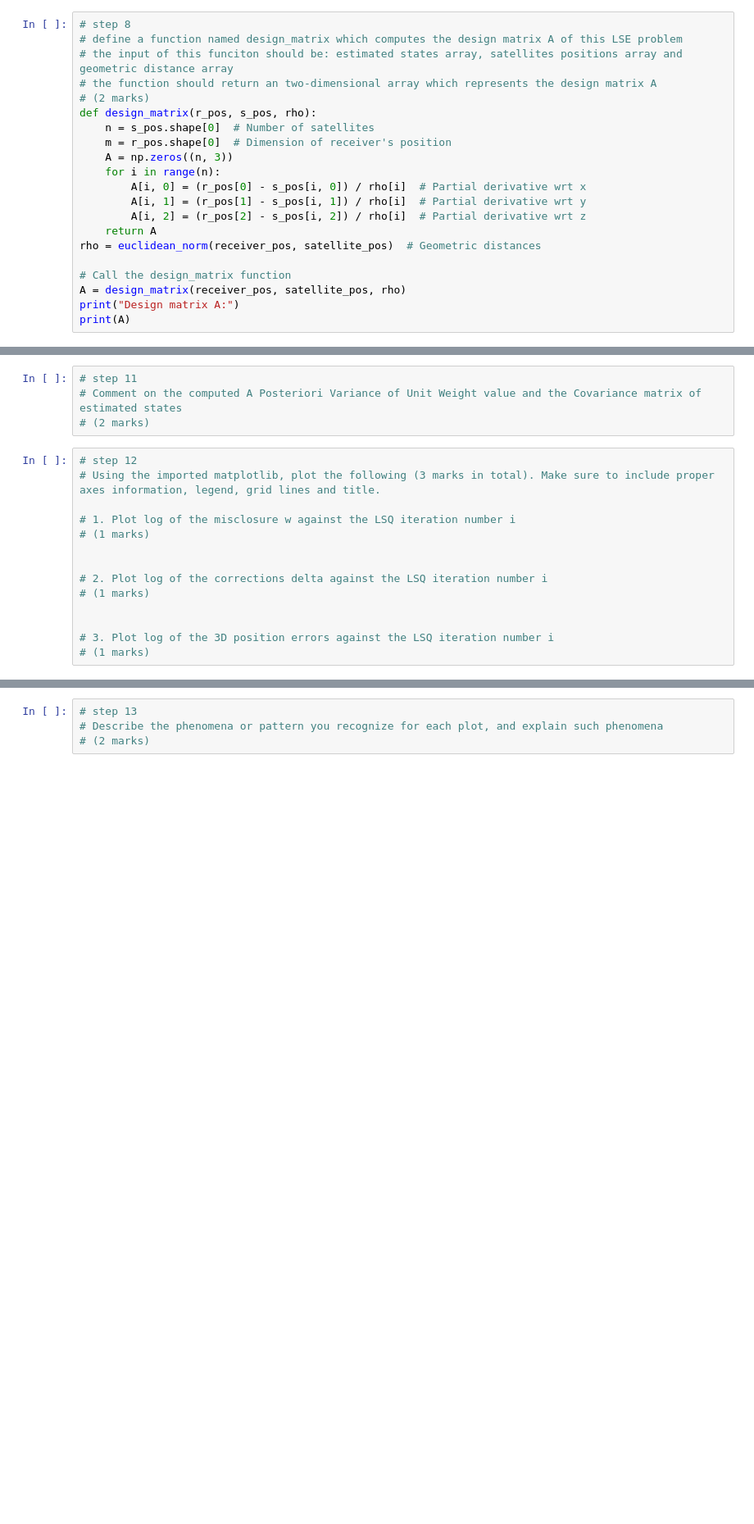
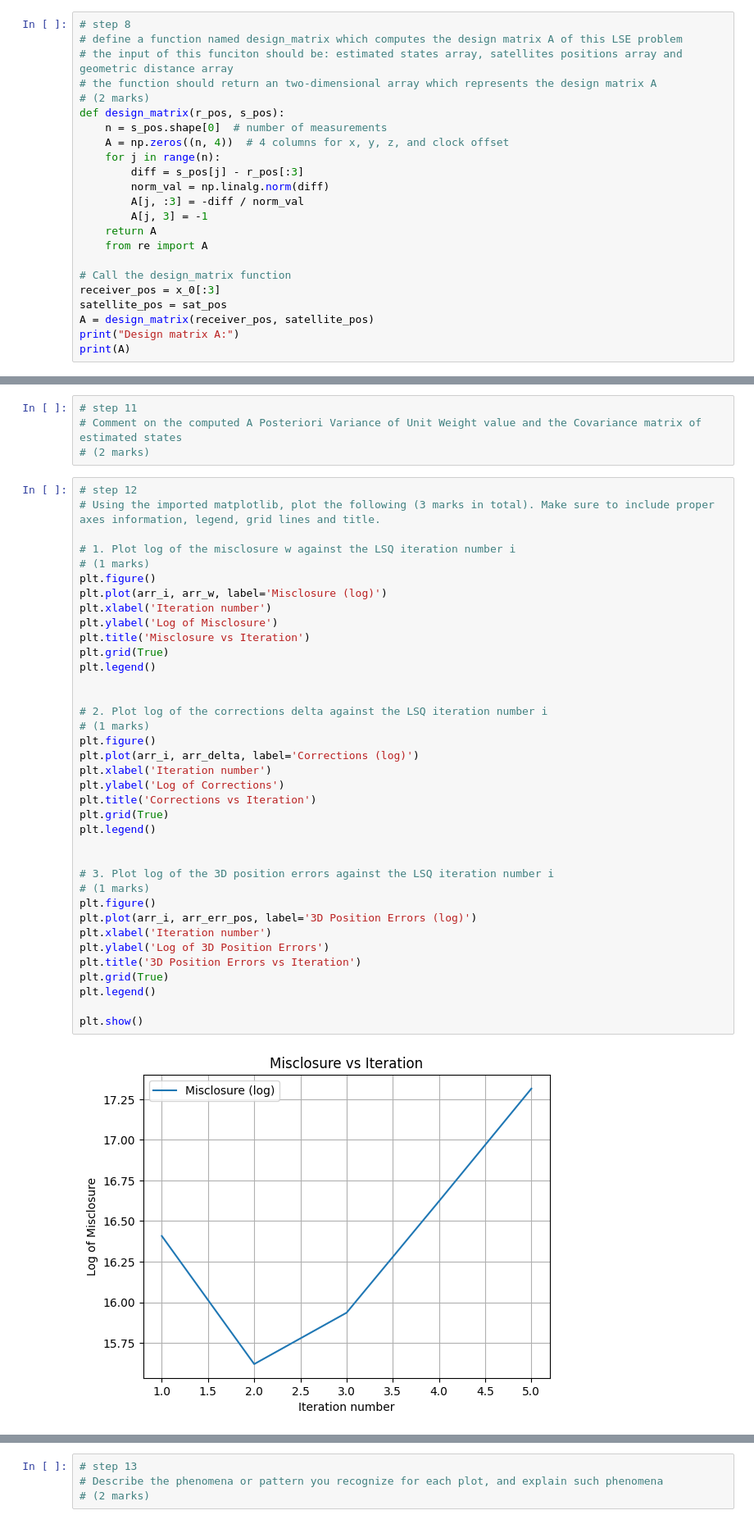
Before and after one commit to SaharYousefi92/engg680_2024_fall, a Jupyter notebook: Lab_Assignment2/Non-linear Least Square Estimation Problem.ipynb, the cells around one changed output, grey strips where cells are left out. Shown: that part at 82% size. Cells and saved outputs as stored; diff of their text form; blank space fills up the shorter version.

```diff
--- a/Lab_Assignment2/Non-linear Least Square Estimation Problem.ipynb
+++ b/Lab_Assignment2/Non-linear Least Square Estimation Problem.ipynb
@@ -406,19 +407,21 @@ Distances from receiver to satellites: [6359008.89318555 6358261.5362094 ]
 # the input of this funciton should be: estimated states array, satellites positions array and geometric distance array
 # the function should return an two-dimensional array which represents the design matrix A
 # (2 marks)
-def design_matrix(r_pos, s_pos, rho):
-    n = s_pos.shape[0]  # Number of satellites
-    m = r_pos.shape[0]  # Dimension of receiver's position
-    A = np.zeros((n, 3))
-    for i in range(n):
-        A[i, 0] = (r_pos[0] - s_pos[i, 0]) / rho[i]  # Partial derivative wrt x
-        A[i, 1] = (r_pos[1] - s_pos[i, 1]) / rho[i]  # Partial derivative wrt y
-        A[i, 2] = (r_pos[2] - s_pos[i, 2]) / rho[i]  # Partial derivative wrt z
+def design_matrix(r_pos, s_pos):
+    n = s_pos.shape[0]  # number of measurements
+    A = np.zeros((n, 4))  # 4 columns for x, y, z, and clock offset
+    for j in range(n):
+        diff = s_pos[j] - r_pos[:3]
+        norm_val = np.linalg.norm(diff)
+        A[j, :3] = -diff / norm_val
+        A[j, 3] = -1
     return A
-rho = euclidean_norm(receiver_pos, satellite_pos)  # Geometric distances
+    from re import A
 
 # Call the design_matrix function
-A = design_matrix(receiver_pos, satellite_pos, rho)
+receiver_pos = x_0[:3]
+satellite_pos = sat_pos
+A = design_matrix(receiver_pos, satellite_pos)
 print("Design matrix A:")
 print(A)
 # %% [output]
@@ -512,14 +564,39 @@ after the LSE convergence to the console.
 # %%
 # step 12
 # Using the imported matplotlib, plot the following (3 marks in total). Make sure to include proper axes information, legend, grid lines and title.
 
 # 1. Plot log of the misclosure w against the LSQ iteration number i
 # (1 marks)
+plt.figure()
+plt.plot(arr_i, arr_w, label='Misclosure (log)')
+plt.xlabel('Iteration number')
+plt.ylabel('Log of Misclosure')
+plt.title('Misclosure vs Iteration')
+plt.grid(True)
+plt.legend()
 
 
 # 2. Plot log of the corrections delta against the LSQ iteration number i
 # (1 marks)
+plt.figure()
+plt.plot(arr_i, arr_delta, label='Corrections (log)')
+plt.xlabel('Iteration number')
+plt.ylabel('Log of Corrections')
+plt.title('Corrections vs Iteration')
+plt.grid(True)
+plt.legend()
 
 
 # 3. Plot log of the 3D position errors against the LSQ iteration number i
 # (1 marks)
+plt.figure()
+plt.plot(arr_i, arr_err_pos, label='3D Position Errors (log)')
+plt.xlabel('Iteration number')
+plt.ylabel('Log of 3D Position Errors')
+plt.title('3D Position Errors vs Iteration')
+plt.grid(True)
+plt.legend()
+
+plt.show()
+# %% [output]
+[figure, added]
```
Also changed, not shown: parts of 11 cells of this notebook.
